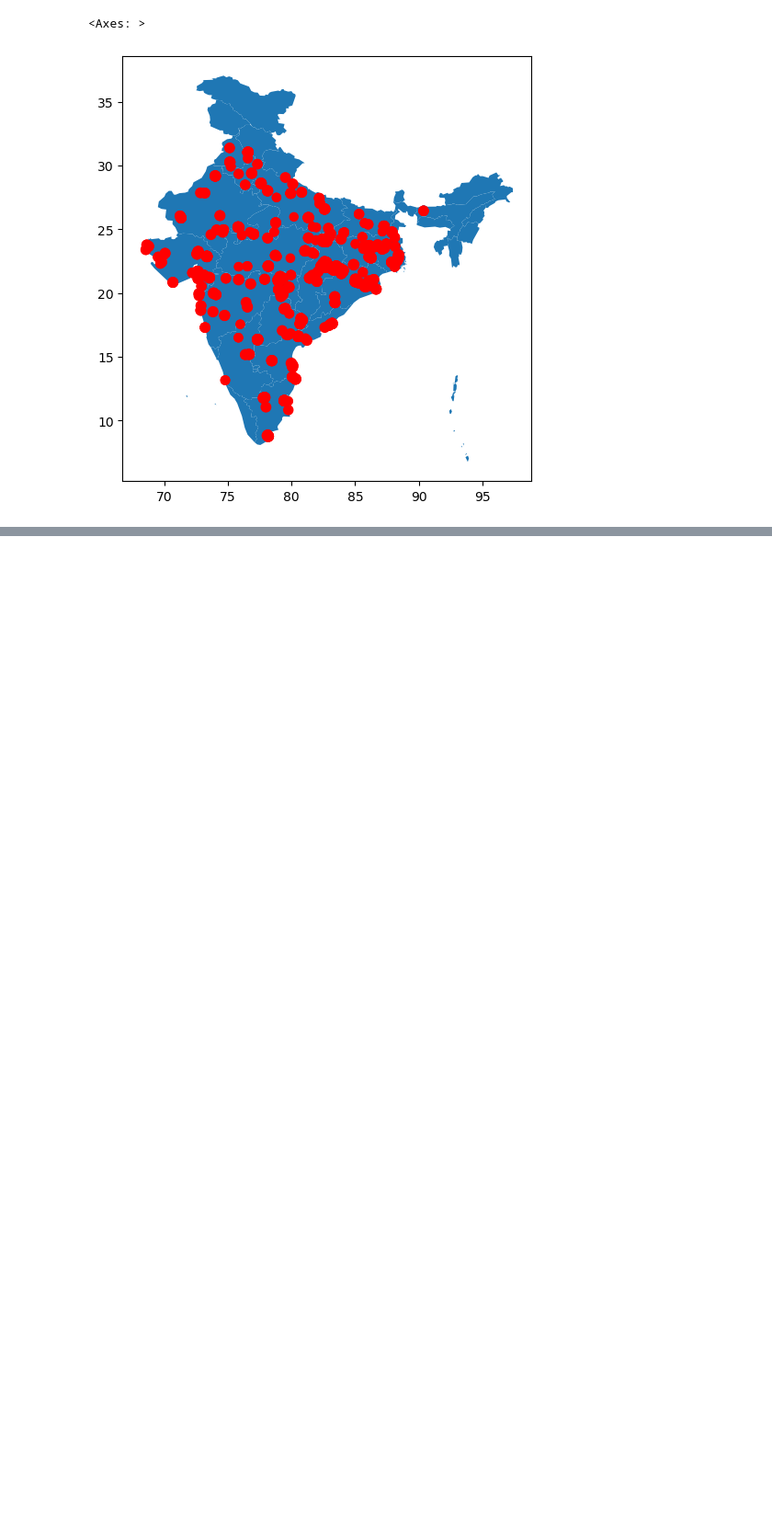
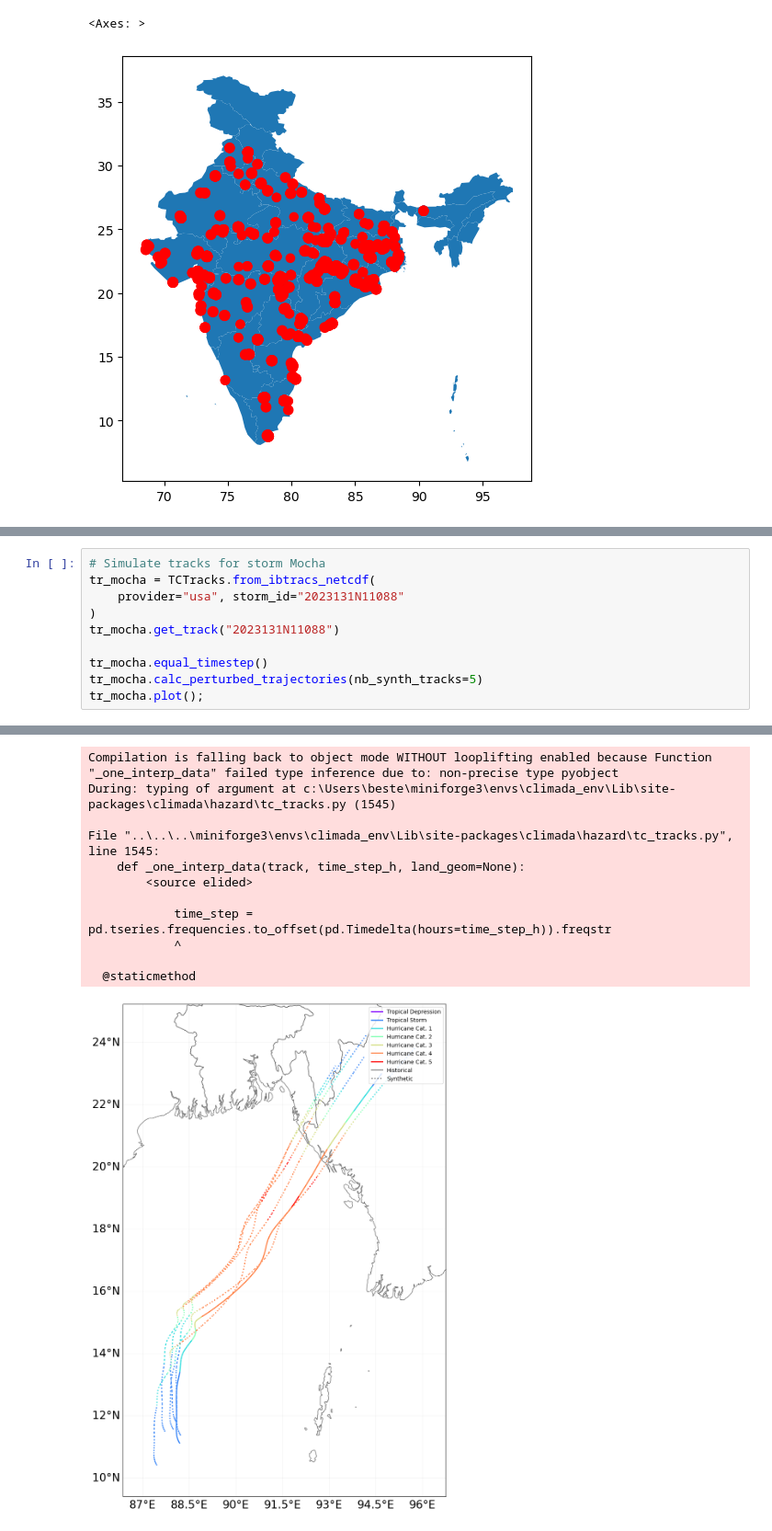
Before and after one commit to Moqian1122/TCRiskIndia, a Jupyter notebook: tc_histrocial_get.ipynb, the cells around one changed output, grey strips where cells are left out. Shown at 92% size. Cells and saved outputs as stored; diff of their text form; blank space fills up the shorter version.

```diff
--- a/tc_histrocial_get.ipynb
+++ b/tc_histrocial_get.ipynb
@@ -228,0 +168,11 @@ plt.show()
+# %%
+# Simulate tracks for storm Mocha
+tr_mocha = TCTracks.from_ibtracs_netcdf(
+    provider="usa", storm_id="2023131N11088"
+)
+tr_mocha.get_track("2023131N11088")
+
+tr_mocha.equal_timestep()
+tr_mocha.calc_perturbed_trajectories(nb_synth_tracks=5)
+tr_mocha.plot();
+# %% [output]
@@ -228,0 +180,12 @@ plt.show()
+Compilation is falling back to object mode WITHOUT looplifting enabled because Function "_one_interp_data" failed type inference due to: non-precise type pyobject
+During: typing of argument at c:\Users\beste\miniforge3\envs\climada_env\Lib\site-packages\climada\hazard\tc_tracks.py (1545)
+
+File "..\..\..\miniforge3\envs\climada_env\Lib\site-packages\climada\hazard\tc_tracks.py", line 1545:
+    def _one_interp_data(track, time_step_h, land_geom=None):
+        <source elided>
+
+            time_step = pd.tseries.frequencies.to_offset(pd.Timedelta(hours=time_step_h)).freqstr
+            ^
+
+  @staticmethod
+[figure, added]
```
Also changed, not shown: parts of 19 cells of this notebook, 6 other files.
